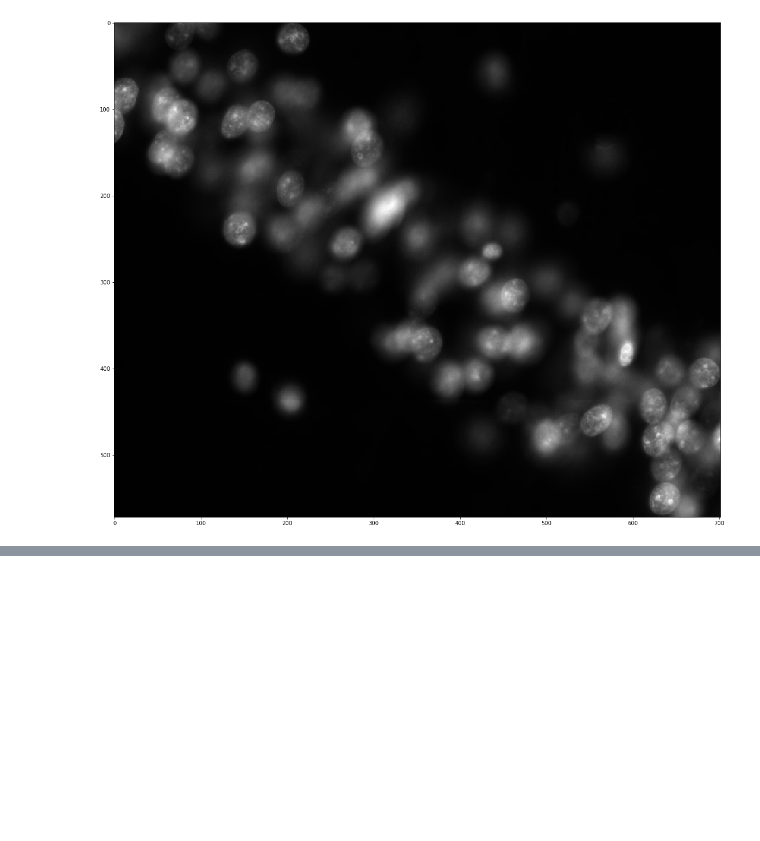
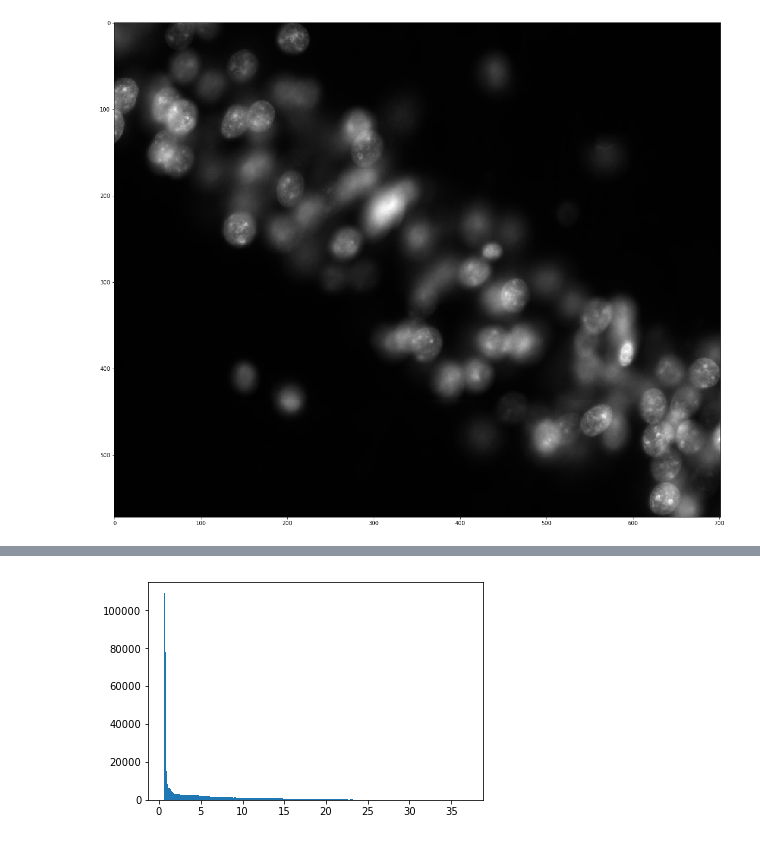
Before and after one commit to kpuhger/count-cellula, a Jupyter notebook: notebooks/HEQ & segmentation.ipynb, the cells around one changed output, grey strips where cells are left out. Drawn from its saved outputs; the diff is of its cells as text; code cells hidden in the pictures; blank space fills up the shorter version.

```diff
--- a/notebooks/HEQ & segmentation.ipynb
+++ b/notebooks/HEQ & segmentation.ipynb
@@ -24,0 +31,14 @@ ax.imshow(img[9, :, :], cmap='gray');
+# %%
+def gaussian_blur(image, sigma):
+    # must convert image to float for this to work in a loop (unknown reason)
+    image = (image*1.0)/255.0
+    img_gaussian = np.empty_like(image)
+    for i in range(len(image)):
+        img_gaussian[i,:,:] = filters.gaussian(image[i,:,:], sigma)
+    return img_gaussian
+# %%
+test_blur_stack = gaussian_blur(img, 5)
+test_blur_single = test_blur[9, :, :]
+plt.hist(test_blur_single.ravel(), bins=256);
+# %% [output]
+[figure, added]
```
Also changed, not shown: parts of 13 cells of this notebook.
